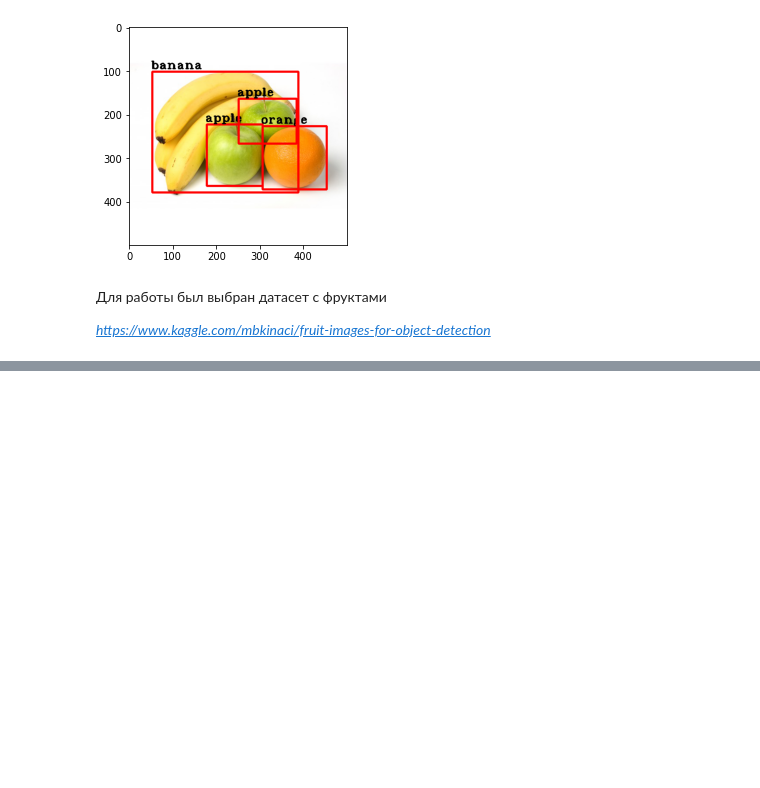
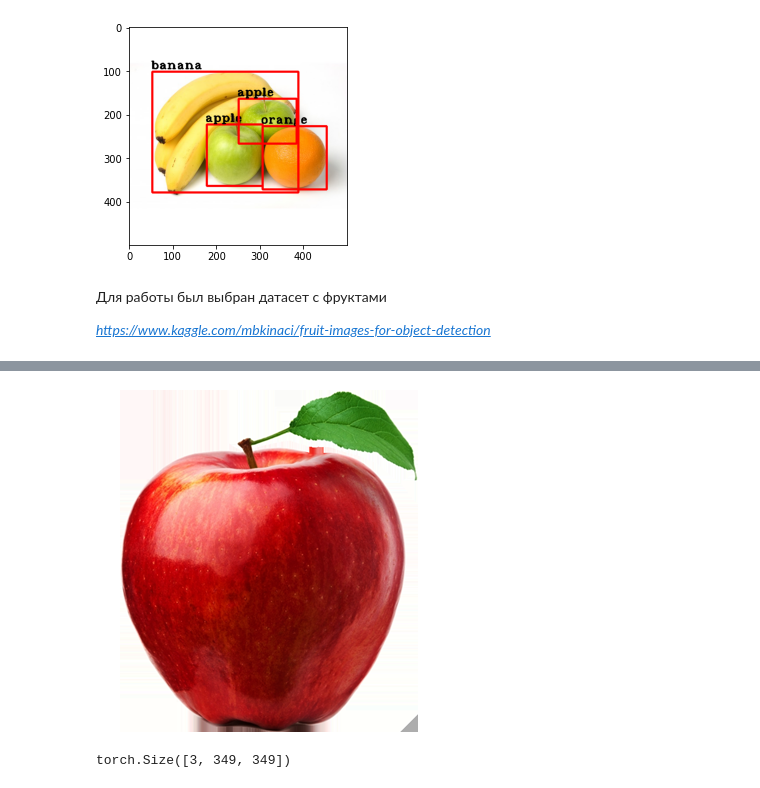
Before and after one commit to Carambolushka/Detection_fruit, a Jupyter notebook: Benen.ipynb, the cells around one changed output, grey strips where cells are left out. Cells and saved outputs as stored; diff of their text form; code cells hidden in the pictures; blank space fills up the shorter version.

```diff
--- a/Benen.ipynb
+++ b/Benen.ipynb
@@ -92,0 +147,8 @@ plt.imshow(img_rec)
+# %%
+img_apple
+# %% [output]
+[figure, added]
+# %%
+(tv.transforms.ToTensor()(img_apple)).shape
+# %% [output]
+torch.Size([3, 349, 349])
```
Also changed, not shown: parts of 11 cells of this notebook.
